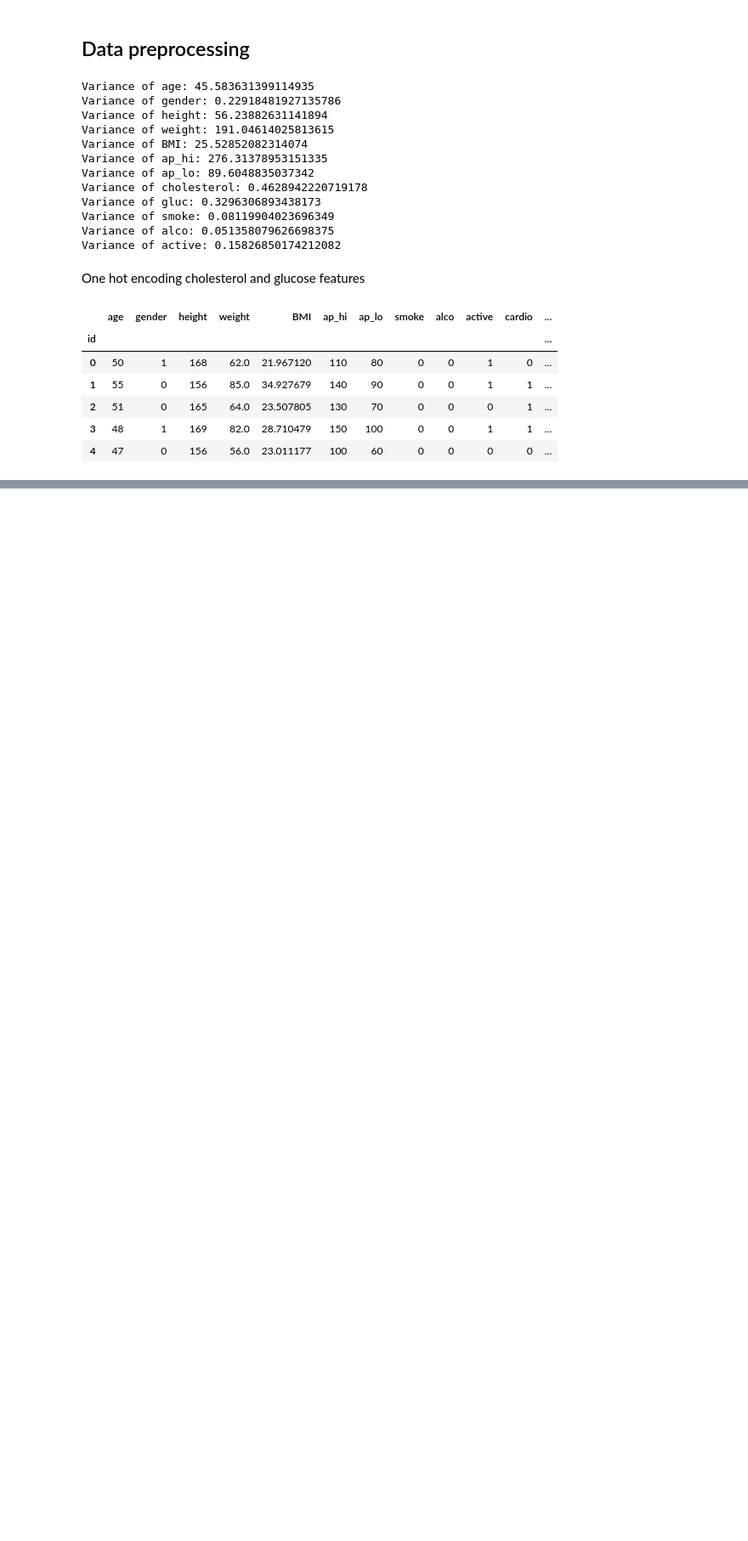
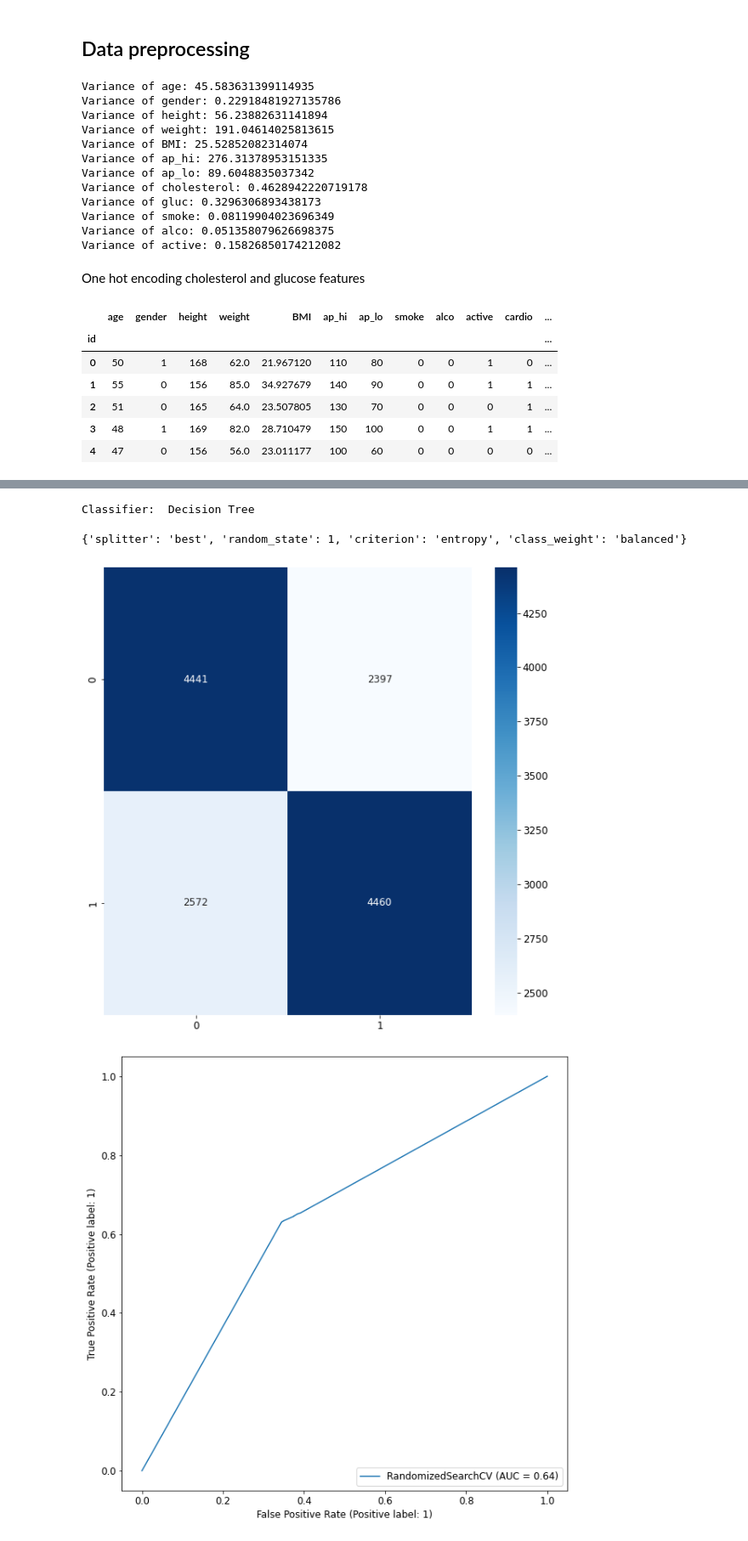
Before and after one commit to Giovo17/cardio-disease-analysis, a Jupyter notebook: cardio_disease_analysis.ipynb, the cells around one changed output, grey strips where cells are left out. Shown at 85% size. Cells and saved outputs as stored; diff of their text form; code cells hidden in the pictures; blank space fills up the shorter version.

```diff
--- a/cardio_disease_analysis.ipynb
+++ b/cardio_disease_analysis.ipynb
@@ -534,0 +550,33 @@ df_cleaned.head()
+# %%
+classifiers = {
+    "Decision Tree" : (DecisionTreeClassifier(), {'criterion': ("gini", "entropy"),
+                                                  'splitter': ("best", "random"),
+                                                  'class_weight': ["balanced"],
+                                                  'random_state': [1] }),
+
+    "Random Forest": (RandomForestClassifier(), {'n_estimators': [100],
+                                                 'criterion': ("gini", "entropy"),
+                                                 'class_weight': ["balanced"],
+                                                 'max_features': ("sqrt", "log2"),
+                                                 'random_state': [1] }),
+
+    "XGBClassifier" : (XGBClassifier(), {'n_estimators': [100],
+                                         'learning_rate': [0.01],
+                                         'tree_method': ("exact", "approx", "hist"),
+                                         'random_state': [1] }),
+
+    "Nearest Neighbors" : (KNeighborsClassifier(), {'n_neighbors': (5, 7, 9),
+                                                    'weights': ("uniform", "distance"),
+                                                    'algorithm': ("ball_tree", "kd_tree"),
+                                                    'p': (1, 2, 3),
+                                                    'n_jobs': [-1] }),
+
+    #"Naive Bayes" : (GaussianNB(), { }),
+
+    #"SVC": (SVC(), {'kernel':('linear', 'rbf'),
+    #                'C':[1, 10]}, ),
+
+    #"MLPClassifier": (MLPClassifier(), {'hidden_layer_sizes': [(256,128,64,32)],
+    #                                    'activation': ("relu", "logistic"),
+    #                                    'random_state': [1] })
+}
@@ -534,0 +629,10 @@ df_cleaned.head()
+# %%
+X_train, X_test, y_train, y_test = tt_split(df)
+
+result_matrixes["Plain dataset"] = classification(classifiers, X_train, y_train, X_test, y_test)
+display(result_matrixes["Plain dataset"])
+# %% [output]
+Classifier:  Decision Tree
+{'splitter': 'best', 'random_state': 1, 'criterion': 'entropy', 'class_weight': 'balanced'}
+[figure, added]
+[figure, added]
```
Also changed, not shown: parts of 11 cells of this notebook.
